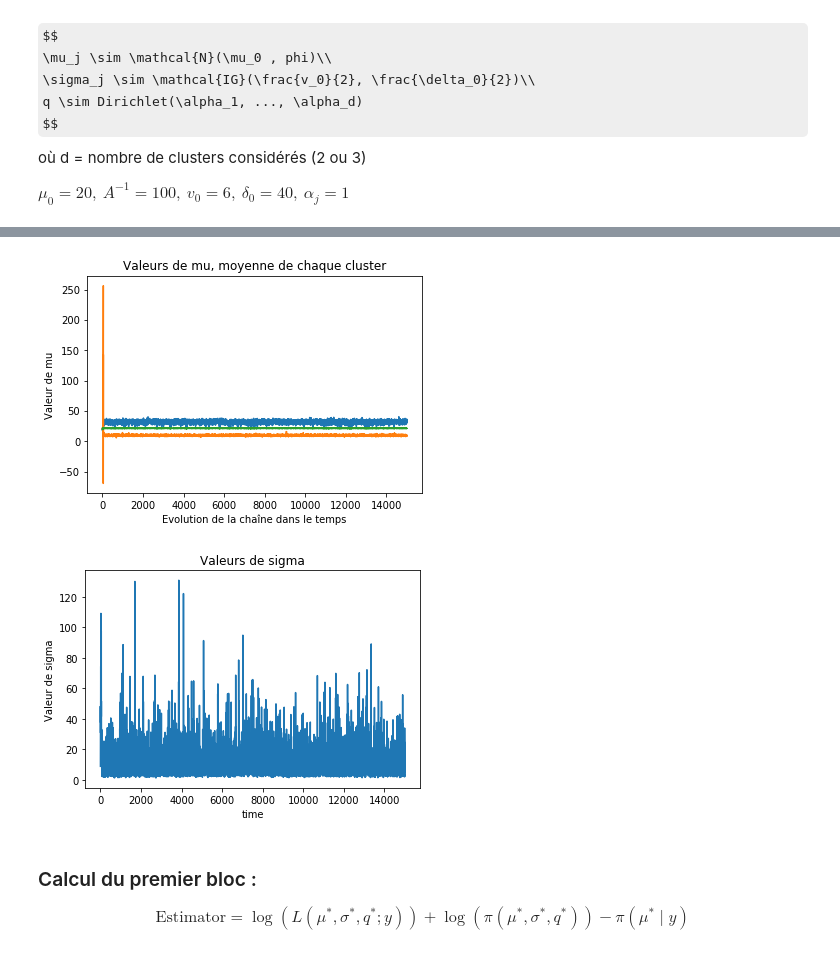
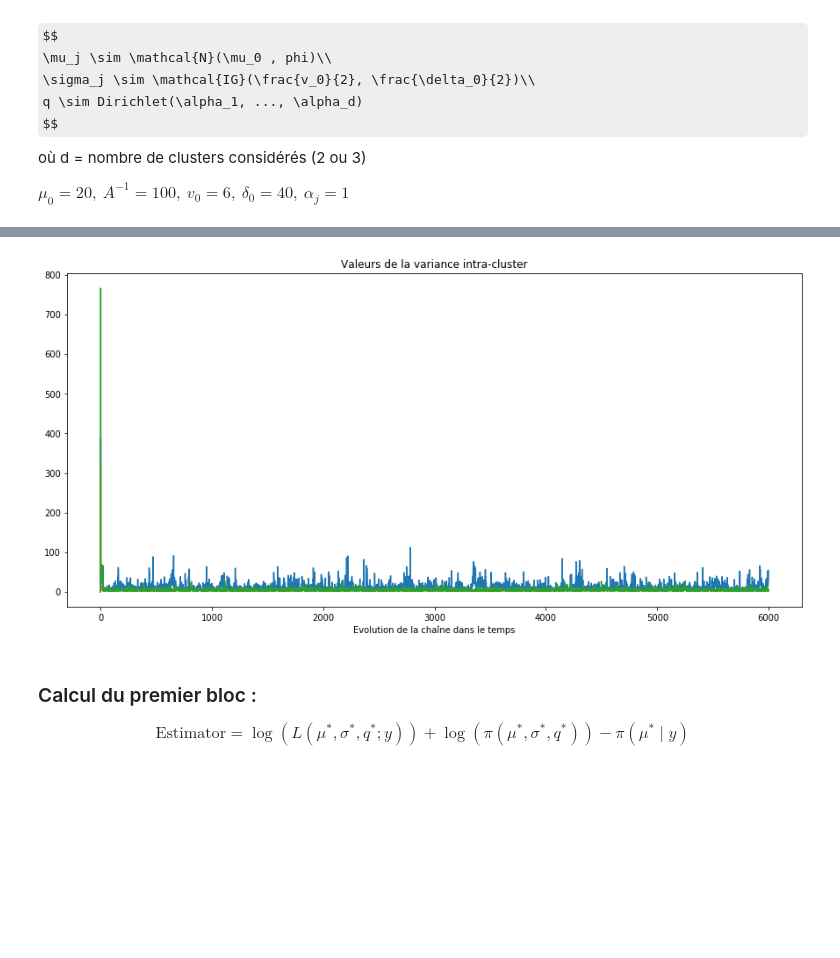
Before and after one commit to Remi-Boutin/Bayesian_statistics_project, a Jupyter notebook: 4_2-Marginal_Likelihood_in_mixture_models.ipynb, the cells around one changed output, grey strips where cells are left out. Drawn from its saved outputs; the diff is of its cells as text; code cells hidden in the pictures; some formulas as TeX source; blank space fills up the shorter version.

```diff
--- a/4_2-Marginal_Likelihood_in_mixture_models.ipynb
+++ b/4_2-Marginal_Likelihood_in_mixture_models.ipynb
@@ -109,36 +58,0 @@ z_sample = z_sample.reshape(1, z_sample.shape[0])
-# %%
-n_iter = 15000
-burn_in = 1000
-bar = ProgressBar(maxval=n_iter)
-bar.start()
-for k in range(n_iter):
-
-    #Calcul des quantités nécessaires pour la mise à jour des paramètres : moyenne intra clust et mse intra clust
-    n_clust = np.array([(z_sample[-1]==k).sum() for k in range(nb_clust)])
-    delta, clust_mean= [],[]
-    for i in range(nb_clust):
-        delta.append(np.sum(np.square(y[z_sample[-1]==i]-mu_sample[-1][i])))
-        clust_mean.append(np.mean(y[z_sample[-1]==i]))
-    delta, clust_mean = np.nan_to_num(delta), np.nan_to_num(clust_mean)
-
-    #Mise à jour de la moyenne mu
-    mu_mean_up, mu_var_up = normal_update(n_clust, clust_mean, sigma=sigma_sample[-1][i])
-    mu_sample = np.vstack((mu_sample, normal(loc = mu_mean_up, scale = mu_var_up)))
-    #y_mse = [np.sum(np.square( y[z[-1]==i] - mu_mean_up[i] )) for i in range(nb_clust)]
-
-    #Mise à jour de la variance sigma
-    v_up, delta_up = InvGamma_update(n_clust, delta)
-    #sigma_sample = np.vstack((sigma_sample, 1/gamma(v_up/2, 2/delta_up))) # Est-ce correcte ou faut-il inverser le deuxième paramètre ?
-    sigma_sample = np.vstack((sigma_sample, invgamma.rvs(v_up/2, scale= delta_up/2))) # Est-ce correcte ou faut-il inverser le deuxième paramètre ?
-
-    ### Mise à jour de la proba q
-    alpha_up = dirichlet_update(alpha0 , n_clust)
-    q_up = np.vstack((q_up,dirichlet(alpha_up) ))
-
-    #Mise à jour des probas de chaque cluster
-    w = z_update(q_up[-1], mu_sample[-1], sigma_sample[-1],y)
-    w = np.nan_to_num(w)
-    w = np.divide(w,w.sum(axis=1, keepdims=True))
-    z_sample = np.vstack((z_sample,np.array([np.random.choice(range(nb_clust), p=w[i]) for i in range(y.shape[0])])))
-    bar.update(k)
-bar.finish()
@@ -147,19 +131,11 @@ bar.finish()
 # %%
-plt.plot(mu_sample)
-plt.title('Valeurs de mu, moyenne de chaque cluster')
-plt.xlabel('Evolution de la chaîne dans le temps')
-plt.ylabel('Valeur de mu')
+plt.figure(figsize=(15,7))
+plt.plot(sigma_sample)
+plt.title("Valeurs de la variance intra-cluster")
+plt.xlabel("Evolution de la chaîne dans le temps")
 plt.show()
 # %% [output]
-[figure, old version]
+[figure, new version]
-# %%
-plt.plot(sigma_sample[:,0])
-plt.title("Valeurs de sigma")
-plt.xlabel('time')
-plt.ylabel('Valeur de sigma')
-plt.show()
-# %% [output]
-[figure, removed]
 # %% [markdown]
 ### Calcul du premier bloc :
 
```
Also changed, not shown: parts of 42 cells of this notebook.
